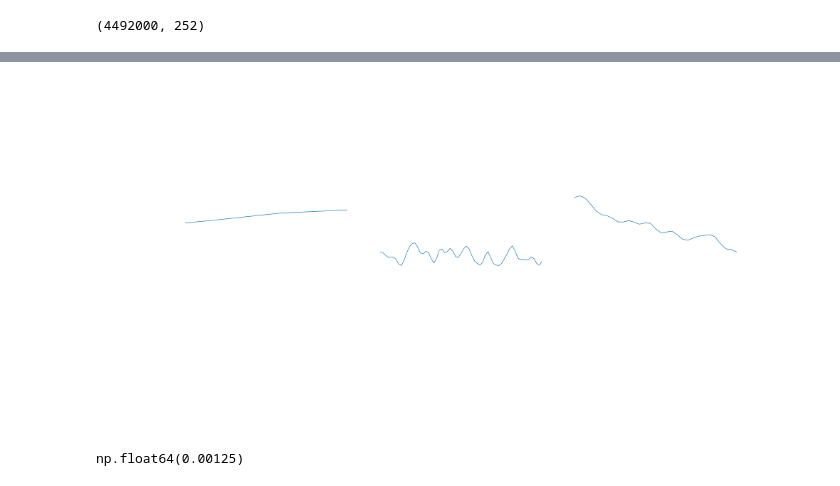
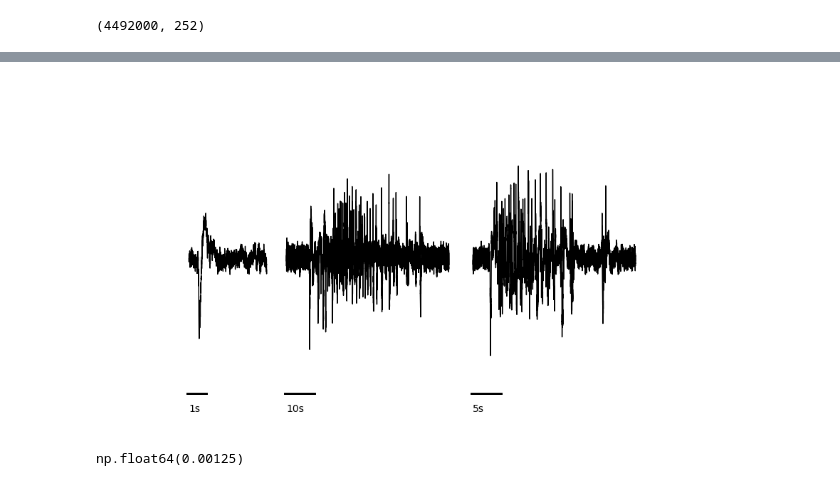
Before and after one commit to OlegFS/MEA-analysis, a Jupyter notebook: notebooks/example_longMEA.ipynb, the cells around one changed output, grey strips where cells are left out. Saved outputs shown, nothing was run; the diff lists cells and outputs as text; code cells hidden in the pictures.

```diff
--- a/notebooks/example_longMEA.ipynb
+++ b/notebooks/example_longMEA.ipynb
@@ -56,14 +56,22 @@ with h5py.File(target_file, 'r') as f:
     adc_step = na(f['scale'])
 # %%
 plt.figure(figsize = (15,3))
-plt.plot(np.arange(0,len(filt))*(1/subsampling_rate)/60,filt[:,10]*adc_step,'-',linewidth = 0.5),#color='k');
+import matplotlib.patches as patches
+
+plt.plot(np.arange(0,len(filt))*(1/subsampling_rate)/60,filt[:,10]*adc_step,'-',linewidth = 0.5,color='k'),#);
 # plt.xlim(85,140.3)
 plt.plot([0,5],[-.00005,-.00005],color='k')
-plt.text(0.,-.000057,'5s')
+plt.text(0.,-.000057,'5min')
+blocks = na(na([[26.01,26.09],[35.5,36.5],[65.1,65.6]])*(subsampling_rate)*60,dtype = 'int')# in s
+for block in na(blocks)*(1/subsampling_rate)/60:
+    plt.axvspan(block[0],block[1],color='k',alpha=0.2)
+# rect1 = patches.Rectangle((2, 2), 4, 3, linewidth=2, edgecolor='red', facecolor='none')
+
 # plt.plot([-1,-1],[-.00002,.0000],color='k')
 # plt.text(-4.,-.0000,'1µV')
 # plt.ylim([-5e-5,8e-5])
-# plt.axis('off')
+plt.axis('off')
 plt.show()
+
 # plt.ax
 # %% [output]
@@ -71,5 +79,9 @@ plt.show()
-# %%
-blocks = na(na([[26.01,26.05],[35.5,36.5],[65.1,65.6]])*(60*subsampling_rate),dtype = 'int')# in s
 # %%
-time[1]
+def generate_axes(fig):
+    gridspec = fig.add_gridspec(nrows=2, ncols=12)
+    axes = {}
+    axes['1'] = fig.add_subplot(gridspec[0:2, 0:2])
+    axes['2'] = fig.add_subplot(gridspec[0:2, 2:6])
+    axes['3'] = fig.add_subplot(gridspec[0:2, 6:10])
+    return axes
 # %% [output]
@@ -77,15 +89,20 @@ np.float64(1563.0)
 # %%
-plt.figure(figsize = (10,5))
+fig = plt.figure(figsize = (10,5))
+axes = generate_axes(fig)
+x_ax = [1,10,5]
+x_ax_label = ['1s','10s','5s']
 for i,time in enumerate(blocks):
-    plt.subplot(1,3,i+1)
+    # plt.subplot(1,3,i+1)
     cut_out = filt[time[0]:time[1],20]*adc_step
-    plt.plot(np.arange(0,len(cut_out))*subsampling_rate,cut_out,'-',linewidth = 0.5);
-    plt.xlim(time[0],time[1])
-    # plt.ylim([-5e-5,8e-5])
-
-    plt.axis('off')
+    axes['%s'%(i+1)].plot(np.arange(0,len(cut_out))*(1/subsampling_rate),cut_out,'-k',linewidth = 1.);
+    # plt.xlim(time[0],time[1])
+    axes['%s'%(i+1)].set_ylim([-4e-5,4e-5])
+    axes['%s'%(i+1)].plot([0,x_ax[i]],[-4e-5,-4e-5],color='k',linewidth = 5)
+    axes['%s'%(i+1)].text(0.,-4.5e-5,x_ax_label[i])
+    axes['%s'%(i+1)].axis('off')
+plt.show()
 # %% [output]
-[figure, old version]
+[figure, new version]
 # %%
 plt.plot(np.arange(0,len(filt))*(1/subsampling_rate)/60,filt[:,10]*adc_step,'-',linewidth = 0.5,color='k');
 # %% [output]
```
Also changed, not shown: parts of 2 cells of this notebook.
